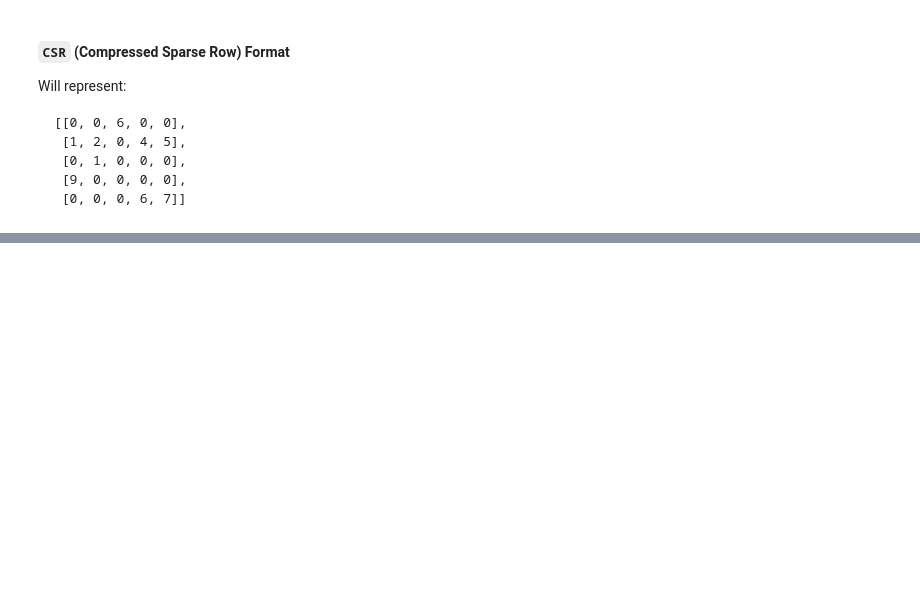
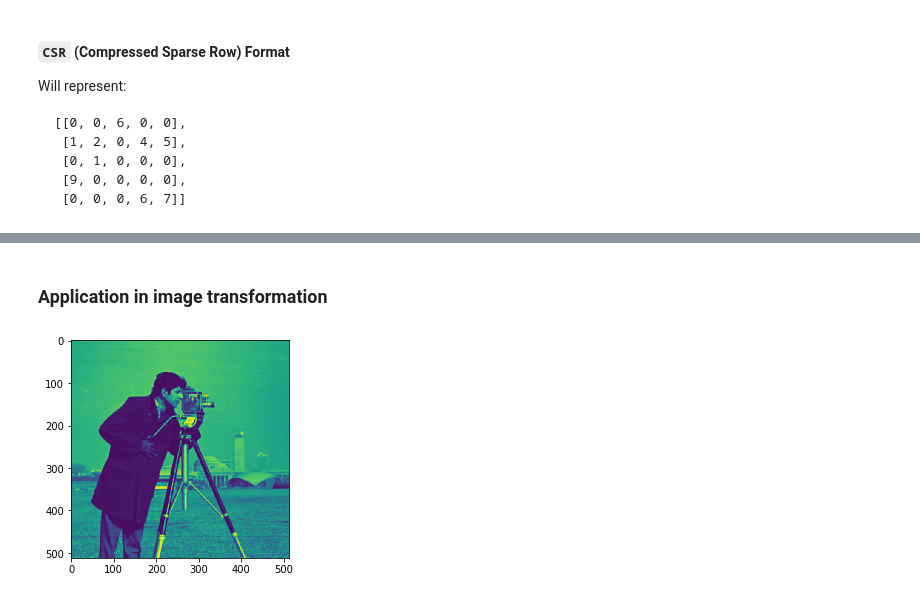
Before and after one commit to damiansp/completePython, a Jupyter notebook: sci/05_contingency_tables_with_sparse_matrices.py.ipynb, the cells around one changed output, grey strips where cells are left out. Saved outputs shown, nothing was run; the diff lists cells and outputs as text; code cells hidden in the pictures; blank space fills up the shorter version.

```diff
--- a/sci/05_contingency_tables_with_sparse_matrices.py.ipynb
+++ b/sci/05_contingency_tables_with_sparse_matrices.py.ipynb
@@ -76,4 +80,11 @@ Will represent:
 # %%
 row = [0, 1, 1, 1, 1, 2, 3, 4, 4]
 col = [2, 0, 1, 3, 4, 1, 0, 3, 4]
-indptr = []
+indptr = [0, 1, 5, 6, 7, 9]
+
+data = np.array([6, 1, 2, 4, 5, 1, 9, 6, 7])
+coo = sparse.coo_matrix((data, (row, col)))
+csr = sparse.csr_matrix((data, col, indptr))
+
+print(f'coo:\n{coo.A}')
+print(f'csr:\n{csr.A}')
@@ -79,0 +104,7 @@ indptr = []
+# %% [markdown]
+### Application in image transformation
+# %%
+image = data.camera()
+plt.imshow(image);
+# %% [output]
+[figure, added]
```
Also changed, not shown: parts of 2 cells of this notebook.
